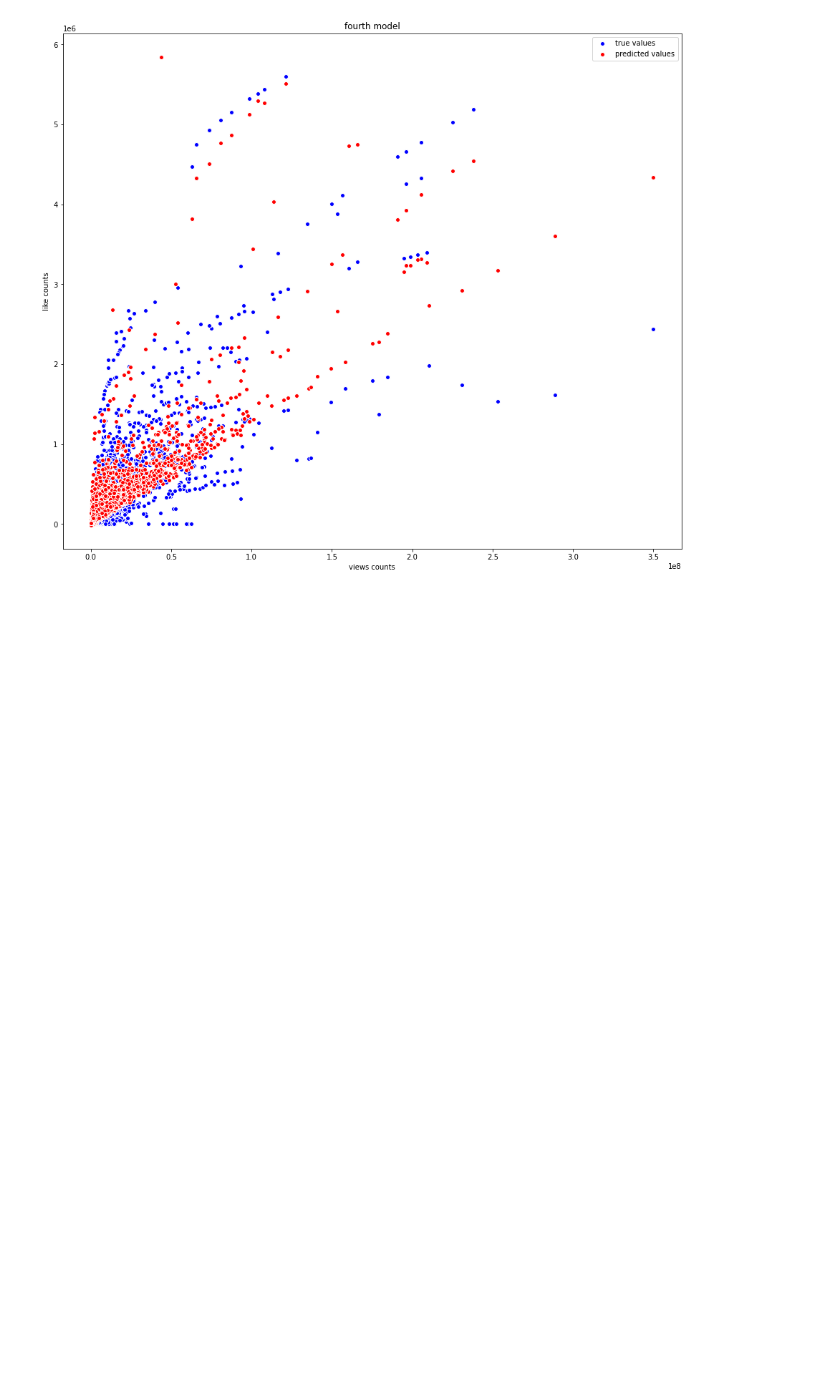
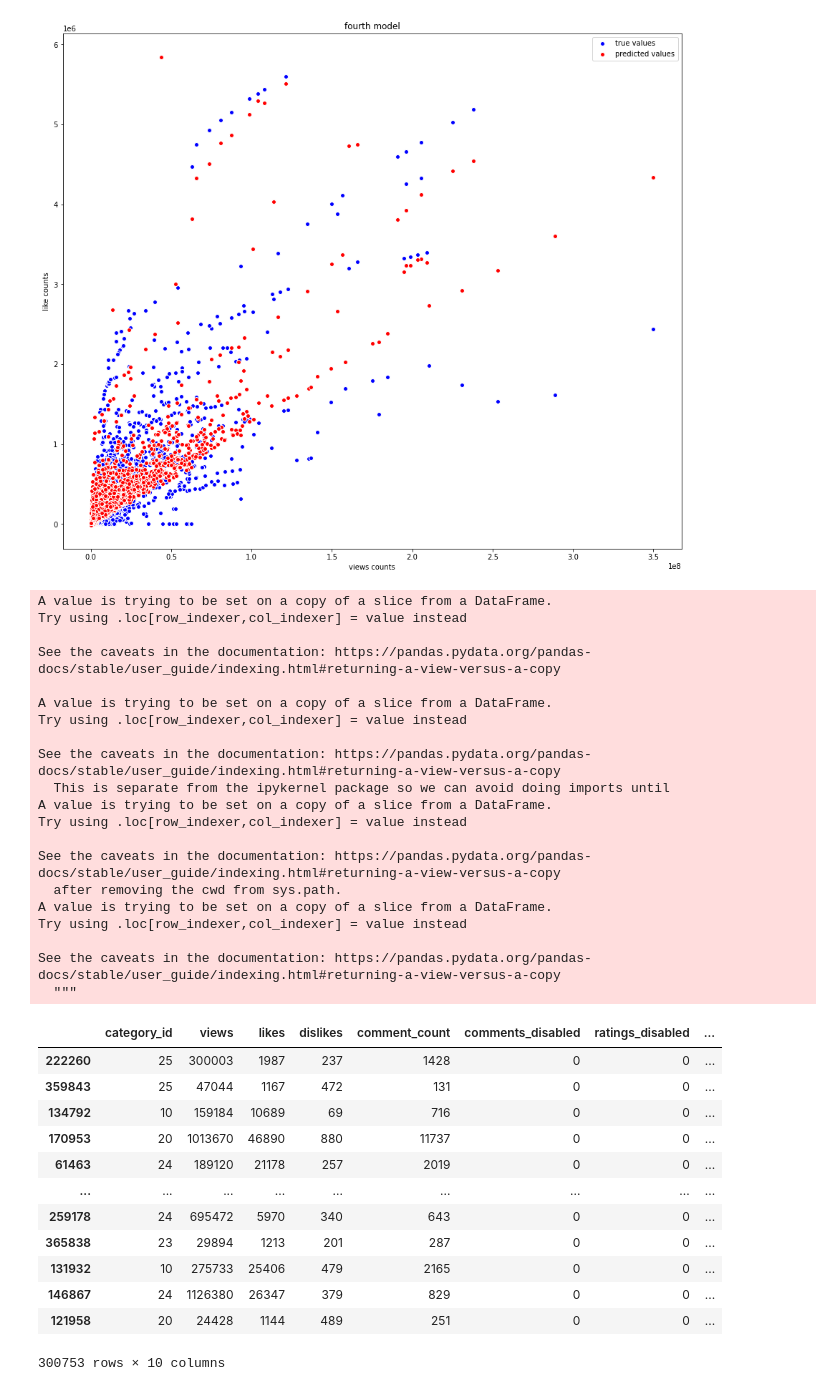
Before and after one commit to ashen007/youtube_trending, a Jupyter notebook: trending.ipynb, the cells around one changed output. Saved outputs shown, nothing was run; the diff lists cells and outputs as text; code cells hidden in the pictures; blank space fills up the shorter version.

```diff
--- a/trending.ipynb
+++ b/trending.ipynb
@@ -760,0 +763,41 @@ plt.show()
+# %%
+# use sine curve
+x_train['views_sin'] = np.sin(x_train['views'])/x_train['views'].max()
+x_train['comment_sin'] = np.sin(x_train['comment_count'])/x_train['comment_count'].max()
+x_test['views_sin'] = np.sin(x_test['views'])/x_test['views'].max()
+x_test['comment_sin'] = np.sin(x_test['comment_count'])/x_test['comment_count'].max()
+x_train
+# %% [output]
+A value is trying to be set on a copy of a slice from a DataFrame.
+Try using .loc[row_indexer,col_indexer] = value instead
+
+See the caveats in the documentation: https://pandas.pydata.org/pandas-docs/stable/user_guide/indexing.html#returning-a-view-versus-a-copy
+
+A value is trying to be set on a copy of a slice from a DataFrame.
+Try using .loc[row_indexer,col_indexer] = value instead
+
+See the caveats in the documentation: https://pandas.pydata.org/pandas-docs/stable/user_guide/indexing.html#returning-a-view-versus-a-copy
+  This is separate from the ipykernel package so we can avoid doing imports until
+A value is trying to be set on a copy of a slice from a DataFrame.
+Try using .loc[row_indexer,col_indexer] = value instead
+
+See the caveats in the documentation: https://pandas.pydata.org/pandas-docs/stable/user_guide/indexing.html#returning-a-view-versus-a-copy
+  after removing the cwd from sys.path.
+A value is trying to be set on a copy of a slice from a DataFrame.
+Try using .loc[row_indexer,col_indexer] = value instead
+
+See the caveats in the documentation: https://pandas.pydata.org/pandas-docs/stable/user_guide/indexing.html#returning-a-view-versus-a-copy
+  """
+|  | category_id | views | likes | dislikes | comment_count | comments_disabled | ratings_disabled | ... |
+| 222260 | 25 | 300003 | 1987 | 237 | 1428 | 0 | 0 | ... |
+| 359843 | 25 | 47044 | 1167 | 472 | 131 | 0 | 0 | ... |
+| 134792 | 10 | 159184 | 10689 | 69 | 716 | 0 | 0 | ... |
+| 170953 | 20 | 1013670 | 46890 | 880 | 11737 | 0 | 0 | ... |
+| 61463 | 24 | 189120 | 21178 | 257 | 2019 | 0 | 0 | ... |
+| ... | ... | ... | ... | ... | ... | ... | ... | ... |
+| 259178 | 24 | 695472 | 5970 | 340 | 643 | 0 | 0 | ... |
+| 365838 | 23 | 29894 | 1213 | 201 | 287 | 0 | 0 | ... |
+| 131932 | 10 | 275733 | 25406 | 479 | 2165 | 0 | 0 | ... |
+| 146867 | 24 | 1126380 | 26347 | 379 | 829 | 0 | 0 | ... |
+| 121958 | 20 | 24428 | 1144 | 489 | 251 | 0 | 0 | ... |
+300753 rows × 10 columns
```
Also changed, not shown: parts of 18 cells of this notebook.
